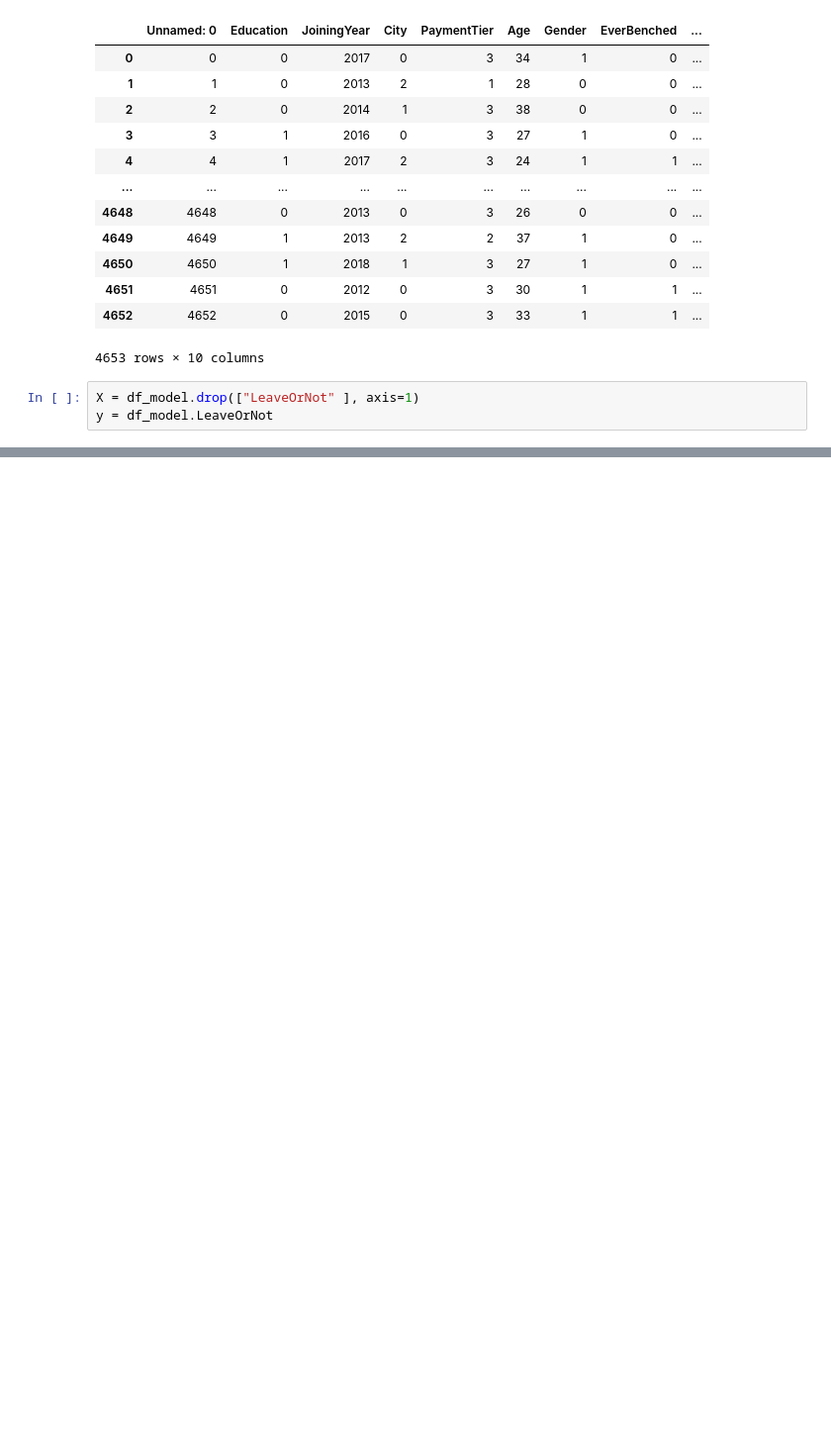
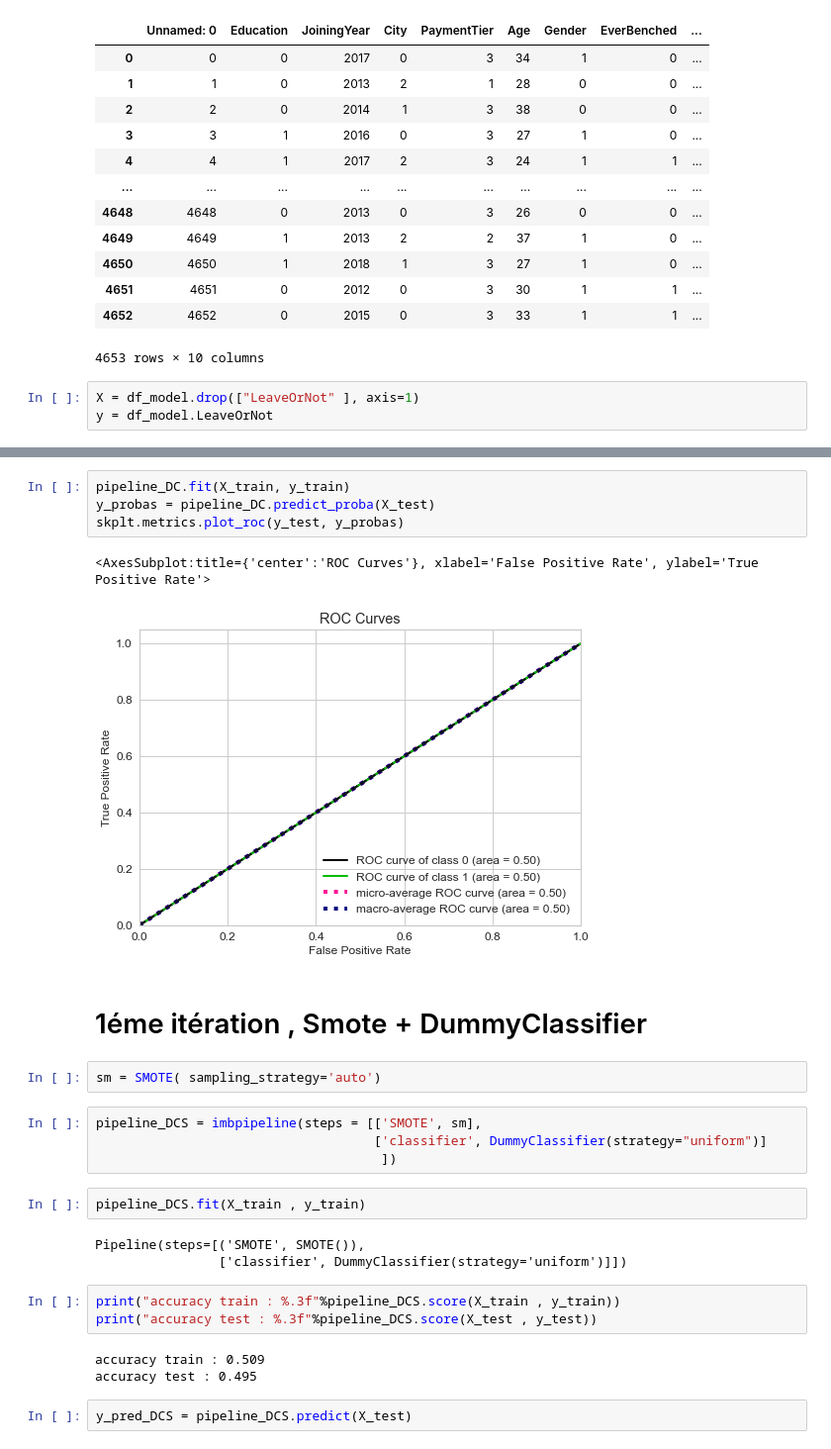
Before and after one commit to EdenLecarpentier/employes_are_leaving, a Jupyter notebook: MODEL_notebook.ipynb, the cells around one changed output, grey strips where cells are left out. Shown at 99% size. Saved outputs shown, nothing was run; the diff lists cells and outputs as text; blank space fills up the shorter version.

```diff
--- a/MODEL_notebook.ipynb
+++ b/MODEL_notebook.ipynb
@@ -62,0 +117,28 @@ accuracy test : 0.714
+# %%
+pipeline_DC.fit(X_train, y_train)
+y_probas = pipeline_DC.predict_proba(X_test)
+skplt.metrics.plot_roc(y_test, y_probas)
+# %% [output]
+<AxesSubplot:title={'center':'ROC Curves'}, xlabel='False Positive Rate', ylabel='True Positive Rate'>
+[figure, added]
+# %% [markdown]
+# 1éme itération ,  Smote + DummyClassifier
+# %%
+sm = SMOTE( sampling_strategy='auto')
+# %%
+pipeline_DCS = imbpipeline(steps = [['SMOTE', sm],
+                                    ['classifier', DummyClassifier(strategy="uniform")]
+                                     ])
+# %%
+pipeline_DCS.fit(X_train , y_train)
+# %% [output]
+Pipeline(steps=[('SMOTE', SMOTE()),
+                ['classifier', DummyClassifier(strategy='uniform')]])
+# %%
+print("accuracy train : %.3f"%pipeline_DCS.score(X_train , y_train))
+print("accuracy test : %.3f"%pipeline_DCS.score(X_test , y_test))
+# %% [output]
+accuracy train : 0.509
+accuracy test : 0.495
+# %%
+y_pred_DCS = pipeline_DCS.predict(X_test)
```
Also changed, not shown: parts of 74 cells of this notebook, 3 other files.
